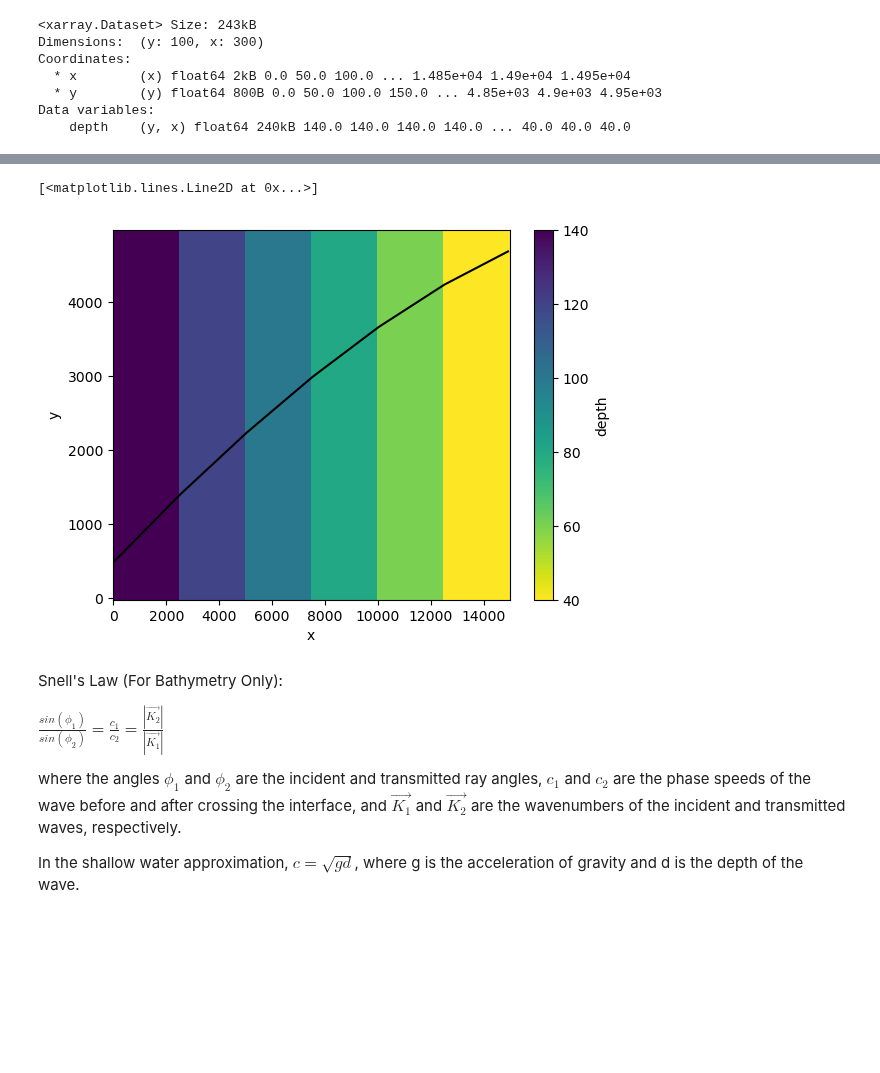
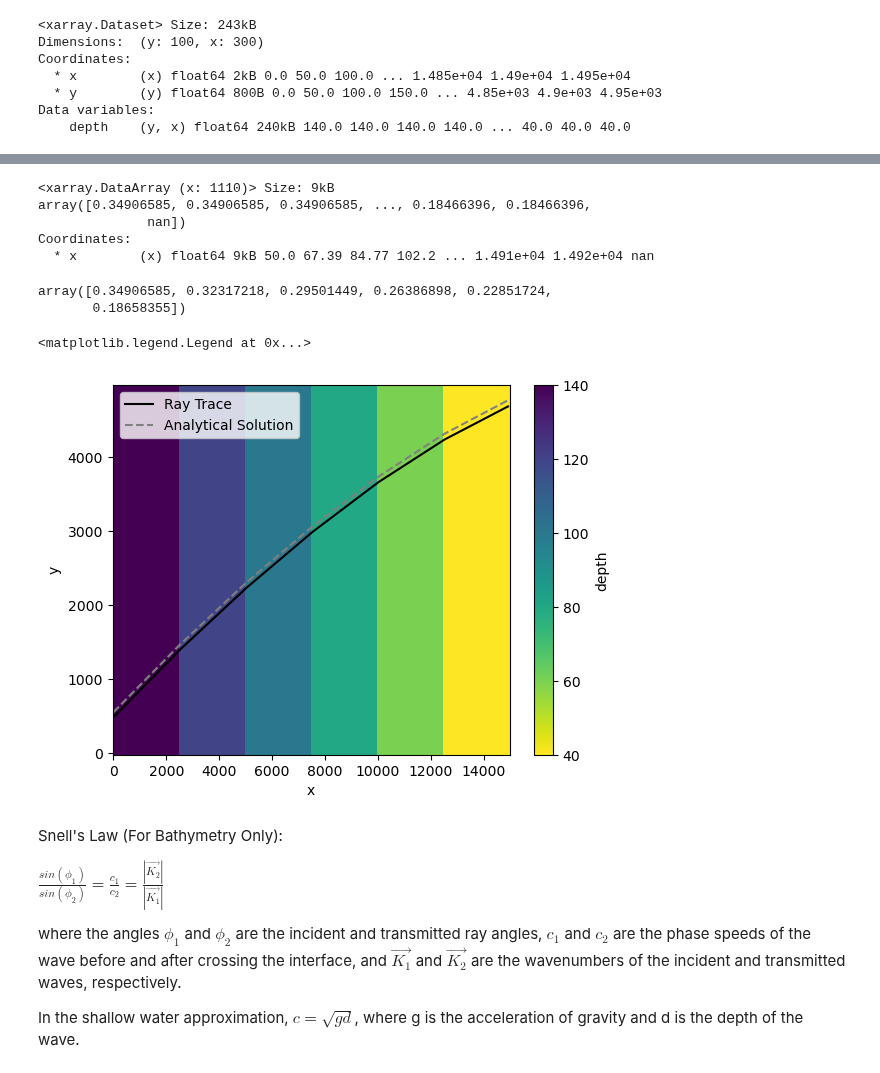
Before and after one commit to mines-oceanography/mantaray, a Jupyter notebook: notebooks/theoretical_comparison/snells_law_verification.ipynb, the cells around one changed output, grey strips where cells are left out. Cells and saved outputs as stored; diff of their text form; code cells hidden in the pictures; blank space fills up the shorter version.

Commit message:
Adds preliminary analytical comparison of bathymetry ray trace

```diff
--- a/notebooks/theoretical_comparison/snells_law_verification.ipynb
+++ b/notebooks/theoretical_comparison/snells_law_verification.ipynb
@@ -79,11 +79,47 @@ Attributes:
+# %%
+ray_angles = xr.DataArray(data=ray_evolution.phi.values, coords={'x':ray_evolution.x.values})
+ray_angles
+# %% [output]
+<xarray.DataArray (x: 1110)> Size: 9kB
+array([0.34906585, 0.34906585, 0.34906585, ..., 0.18466396, 0.18466396,
+              nan])
+Coordinates:
+  * x        (x) float64 9kB 50.0 67.39 84.77 102.2 ... 1.491e+04 1.492e+04 nan
+# %%
+# Analytically Solve for Ray Angles
+depth_levels = depth_max - np.arange(0, n_shelfs)*d_depth
+cs = np.sqrt(9.81*depth_levels)
+ks = omega/cs
+phis = np.ones_like(depth_levels, dtype=float)
+for i in range(len(phis)):
+    if i == 0:
+        phis[i] = phi0
+    else:
+        phis[i] = phis[i-1]*cs[i]/cs[i-1]
+phis
+# %% [output]
+array([0.34906585, 0.32317218, 0.29501449, 0.26386898, 0.22851724,
+       0.18658355])
+# %%
+shelf_starts = np.linspace(0, NX*dl, n_shelfs, endpoint=False)
+mid_shelf_xs = shelf_starts + (NX*dl) / (2*n_shelfs)
+xs_analytical = np.linspace(0, NX*dl, n_shelfs+1)
+# %%
+y0a = y0 + 50 # Offset Analytical Comparison
+ys_analytical = np.ones(7)
+ys_analytical[0] = y0a
+for i, phi in enumerate(phis):
+    ys_analytical[i+1] = np.tan(phi) * NX*dl / n_shelfs + ys_analytical[i]
 # %%
 fig, ax = plt.subplots()
 bathymetry_array.depth.plot(ax=ax, cmap='viridis_r')
 ax.autoscale(False)
-ax.plot(ray_evolution.x, ray_evolution.y, marker='', linestyle='solid', color='black')
+ax.plot(ray_evolution.x, ray_evolution.y, marker='', linestyle='solid', color='black', label='Ray Trace')
+ax.plot(xs_analytical, ys_analytical, marker='', linestyle='dashed', color='grey', label='Analytical Solution')
+ax.legend()
 # %% [output]
-[<matplotlib.lines.Line2D at 0x...>]
+<matplotlib.legend.Legend at 0x...>
-[figure, old version]
+[figure, new version]
 # %% [markdown]
 Snell's Law (For Bathymetry Only):
 
```
Also changed, not shown: parts of 2 cells of this notebook.
